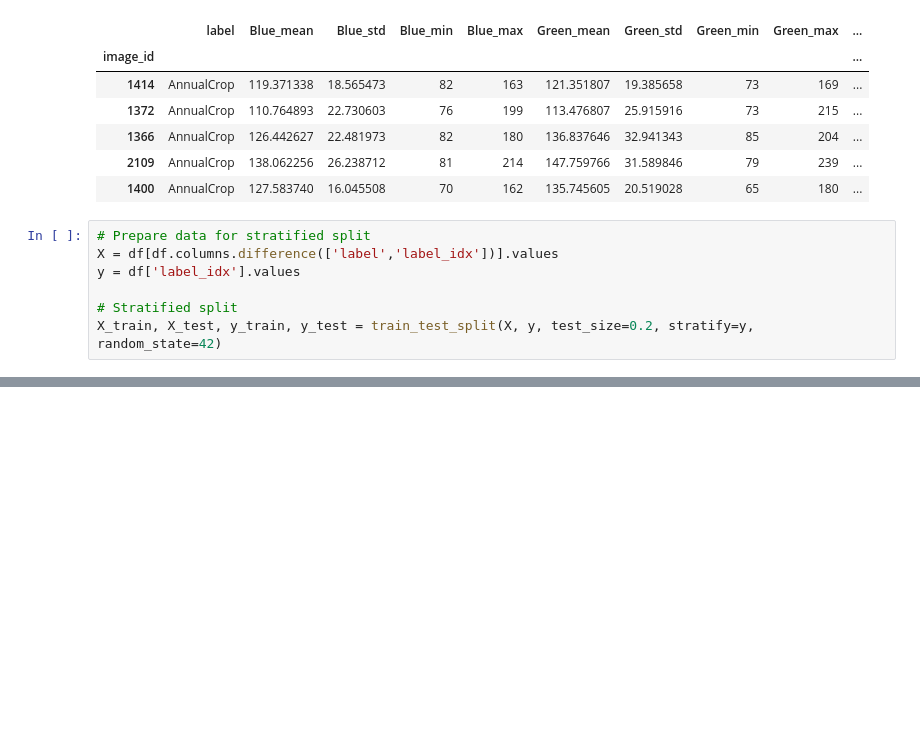
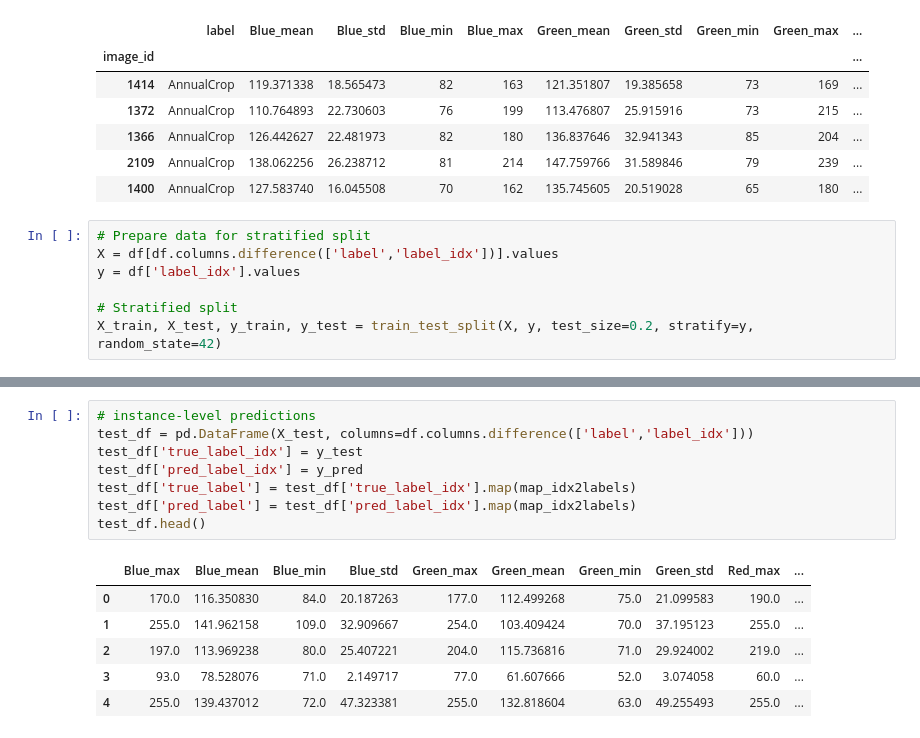
Before and after one commit to giobbu/notes-ml-geo, a Jupyter notebook: notebooks/0_sentil2_quick_ml.ipynb, the cells around one changed output, grey strips where cells are left out. Cells and saved outputs as stored; diff of their text form; blank space fills up the shorter version.

```diff
--- a/notebooks/0_sentil2_quick_ml.ipynb
+++ b/notebooks/0_sentil2_quick_ml.ipynb
@@ -279,0 +229,15 @@ plt.show()
+# %%
+# instance-level predictions
+test_df = pd.DataFrame(X_test, columns=df.columns.difference(['label','label_idx']))
+test_df['true_label_idx'] = y_test
+test_df['pred_label_idx'] = y_pred
+test_df['true_label'] = test_df['true_label_idx'].map(map_idx2labels)
+test_df['pred_label'] = test_df['pred_label_idx'].map(map_idx2labels)
+test_df.head()
+# %% [output]
+|  | Blue_max | Blue_mean | Blue_min | Blue_std | Green_max | Green_mean | Green_min | Green_std | Red_max | ... |
+| 0 | 170.0 | 116.350830 | 84.0 | 20.187263 | 177.0 | 112.499268 | 75.0 | 21.099583 | 190.0 | ... |
+| 1 | 255.0 | 141.962158 | 109.0 | 32.909667 | 254.0 | 103.409424 | 70.0 | 37.195123 | 255.0 | ... |
+| 2 | 197.0 | 113.969238 | 80.0 | 25.407221 | 204.0 | 115.736816 | 71.0 | 29.924002 | 219.0 | ... |
+| 3 | 93.0 | 78.528076 | 71.0 | 2.149717 | 77.0 | 61.607666 | 52.0 | 3.074058 | 60.0 | ... |
+| 4 | 255.0 | 139.437012 | 72.0 | 47.323381 | 255.0 | 132.818604 | 63.0 | 49.255493 | 255.0 | ... |
```
Also changed, not shown: parts of 10 cells of this notebook.
